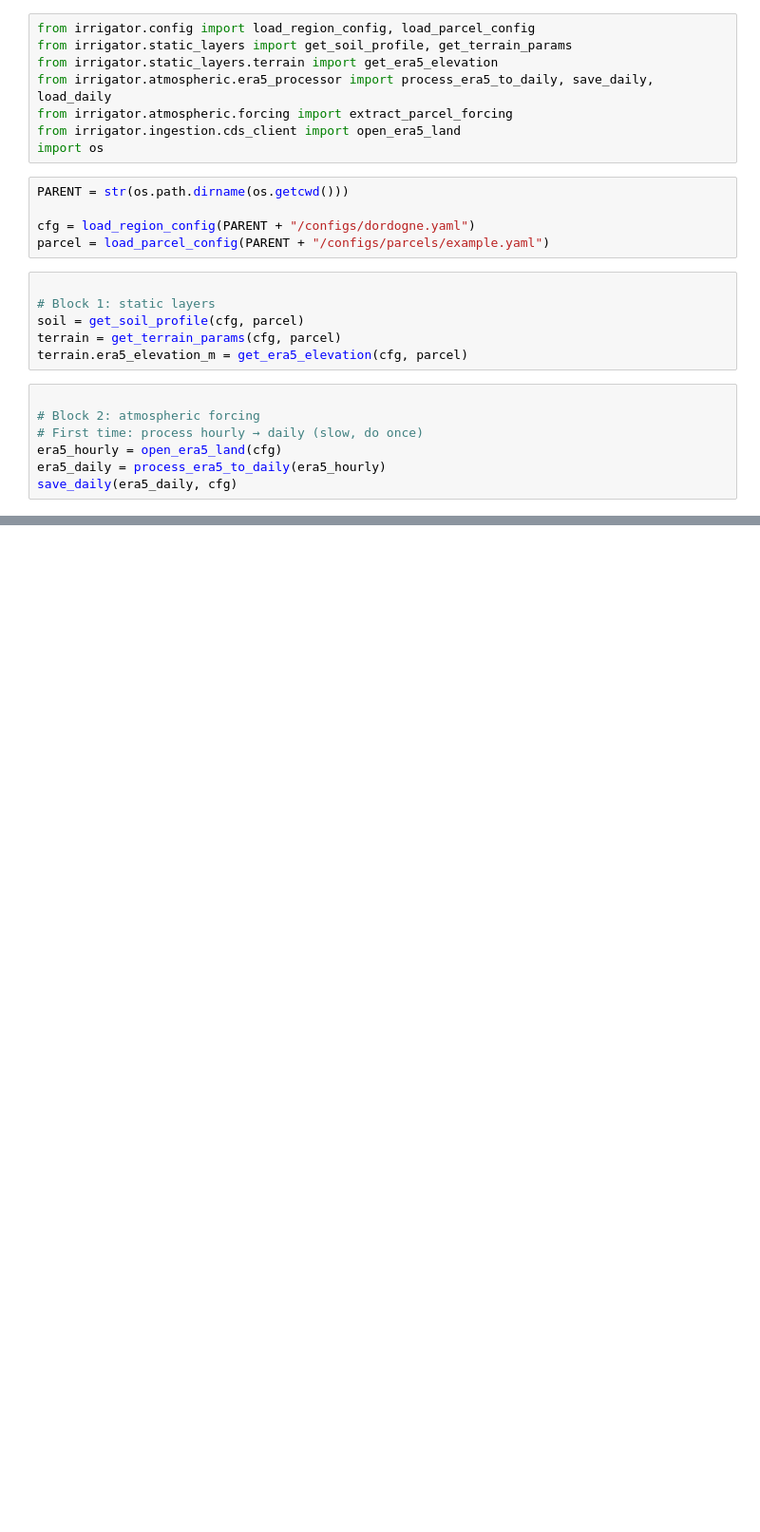
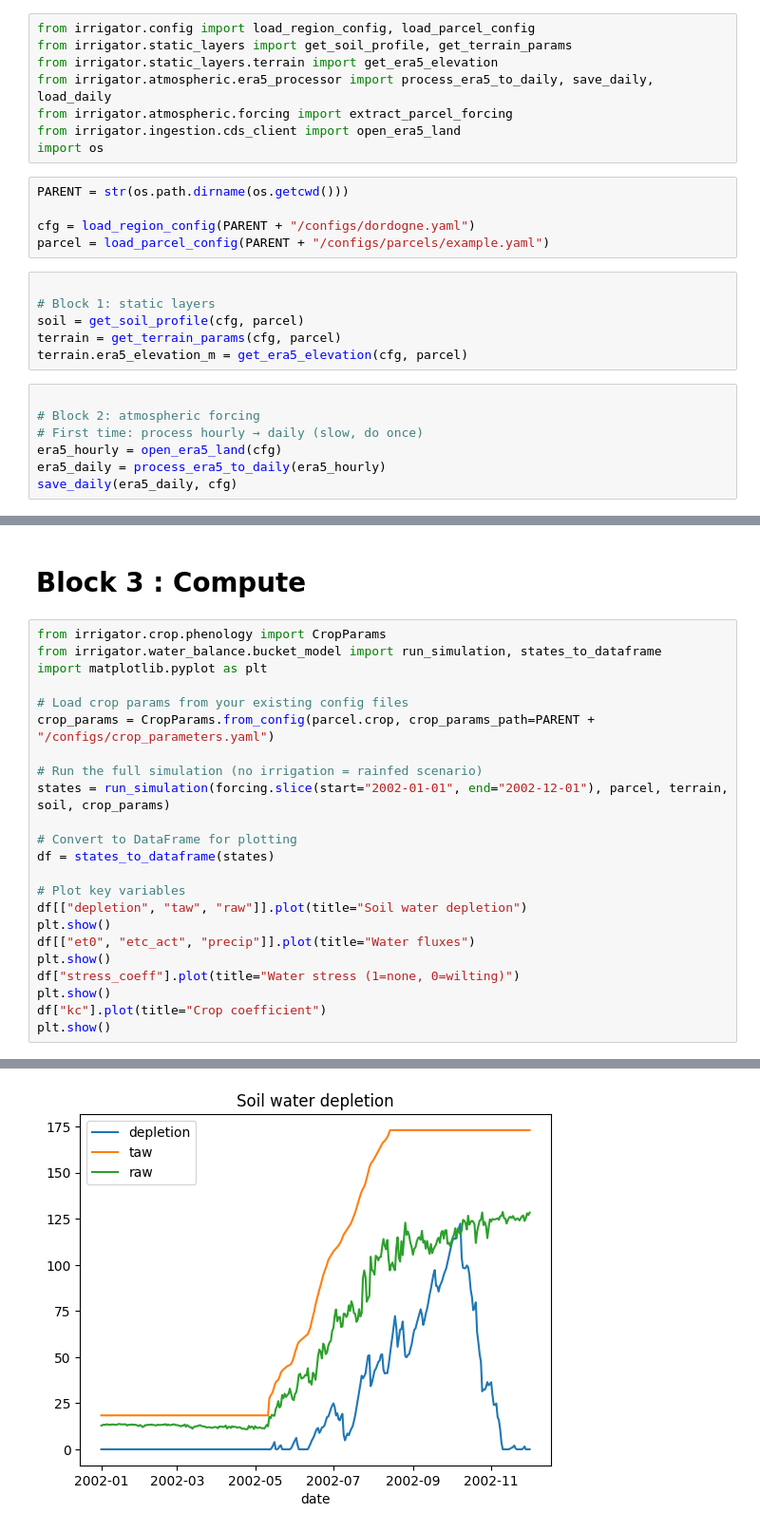
Before and after one commit to Catmosphere314/IrriGator, a Jupyter notebook: notebook/01_parcel_information.ipynb, the cells around one changed output, grey strips where cells are left out. Shown at 95% size. Saved outputs shown, nothing was run; the diff lists cells and outputs as text; blank space fills up the shorter version.

```diff
--- a/notebook/01_parcel_information.ipynb
+++ b/notebook/01_parcel_information.ipynb
@@ -42,3 +42,29 @@ df.head()
 | 2000-01-02 | 3.792736 | 7.660747 | 5.858501 | 4.469097 | 1.016541 | 98.221100 | 3.121260 | 0.043456 |
 | 2000-01-03 | 1.761242 | 7.406932 | 4.191814 | 2.246135 | 1.742059 | 98.120651 | 5.852152 | 0.003600 |
 | 2000-01-04 | 2.283764 | 7.584606 | 4.948162 | 3.728740 | 2.225215 | 97.914948 | 4.847137 | 0.783303 |
+# %% [markdown]
+# Block 3 : Compute
+# %%
+from irrigator.crop.phenology import CropParams
+from irrigator.water_balance.bucket_model import run_simulation, states_to_dataframe
+import matplotlib.pyplot as plt
+
+# Load crop params from your existing config files
+crop_params = CropParams.from_config(parcel.crop, crop_params_path=PARENT + "/configs/crop_parameters.yaml")
+
+# Run the full simulation (no irrigation = rainfed scenario)
+states = run_simulation(forcing.slice(start="2002-01-01", end="2002-12-01"), parcel, terrain, soil, crop_params)
+
+# Convert to DataFrame for plotting
+df = states_to_dataframe(states)
+
+# Plot key variables
+df[["depletion", "taw", "raw"]].plot(title="Soil water depletion")
+plt.show()
+df[["et0", "etc_act", "precip"]].plot(title="Water fluxes")
+plt.show()
+df["stress_coeff"].plot(title="Water stress (1=none, 0=wilting)")
+plt.show()
+df["kc"].plot(title="Crop coefficient")
+plt.show()
+# %% [output]
@@ -44,0 +88 @@ df.head()
+[figure, added]
```
Also changed, not shown: parts of 4 cells of this notebook, 2 other files.
